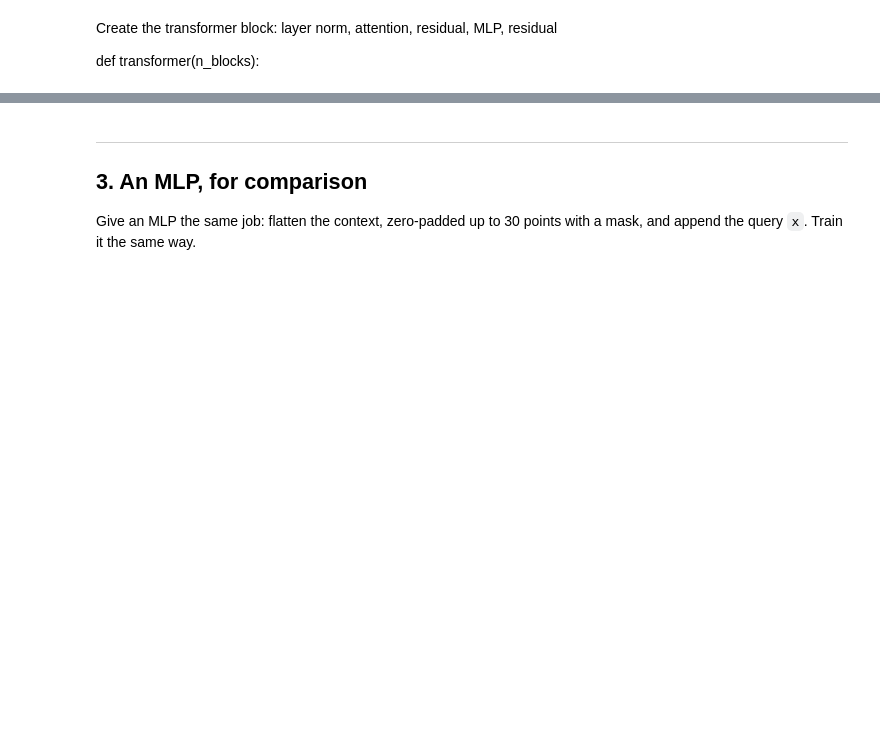
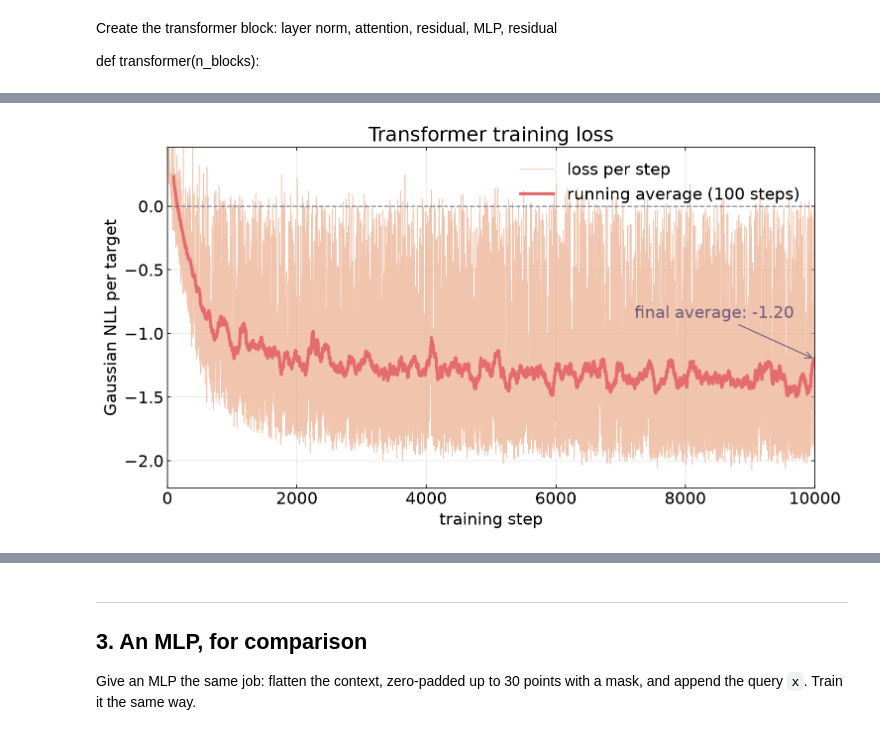
Before and after one commit to chrissellgren/ML_f26, a Jupyter notebook: lab2/lab2.ipynb, the cells around one changed output, grey strips where cells are left out. Drawn from its saved outputs; the diff is of its cells as text; code cells hidden in the pictures; blank space fills up the shorter version.

```diff
--- a/lab2/lab2.ipynb
+++ b/lab2/lab2.ipynb
@@ -313,0 +410,34 @@ opt_state = opt.init(params)
+# %%
+# [Claude-generated] Training loss with a running average.
+# The raw loss jumps around because every step draws a new n_ctx (3-30) and new
+# functions, so a moving average is plotted on top to show the trend underneath.
+SUNSET = {"dusk": "#355070", "plum": "#6d597a", "rose": "#b56576",
+          "coral": "#e56b6f", "peach": "#eaac8b", "gold": "#f6bd60"}
+
+window = 100
+loss_arr = np.asarray(losses)
+running_avg = np.convolve(loss_arr, np.ones(window) / window, mode="valid")
+avg_steps = np.asarray(trainsteps)[window - 1:]   # each average covers the `window` steps ending here
+
+with plt.rc_context({"font.size": 16}):
+    fig, ax = plt.subplots(figsize=(10, 5.5), dpi=150, layout="constrained")
+    ax.plot(trainsteps, loss_arr, color=SUNSET["peach"], lw=0.8, alpha=0.7, label="loss per step")
+    ax.plot(avg_steps, running_avg, color=SUNSET["coral"], lw=3, label=f"running average ({window} steps)")
+    ax.axhline(0, color=SUNSET["dusk"], lw=1.2, ls="--", alpha=0.6)
+
+    # clip the y-range to the bulk of the raw losses so rare spikes don't squash the curve
+    lo, hi = np.percentile(loss_arr, [0.5, 99.5])
+    ax.set_ylim(lo - 0.1 * (hi - lo), hi + 0.1 * (hi - lo))
+    ax.set_xlim(0, len(loss_arr))
+
+    ax.annotate(f"final average: {running_avg[-1]:.2f}", xy=(avg_steps[-1], running_avg[-1]),
+                xytext=(-20, 40), textcoords="offset points", ha="right", color=SUNSET["plum"],
+                arrowprops=dict(arrowstyle="->", color=SUNSET["plum"]))
+    ax.set_xlabel("training step")
+    ax.set_ylabel("Gaussian NLL per target")
+    ax.set_title("Transformer training loss")
+    ax.grid(alpha=0.3)
+    ax.legend(frameon=False)
+    plt.show()
+# %% [output]
+[figure, added]
```
Also changed, not shown: parts of 19 cells of this notebook.
